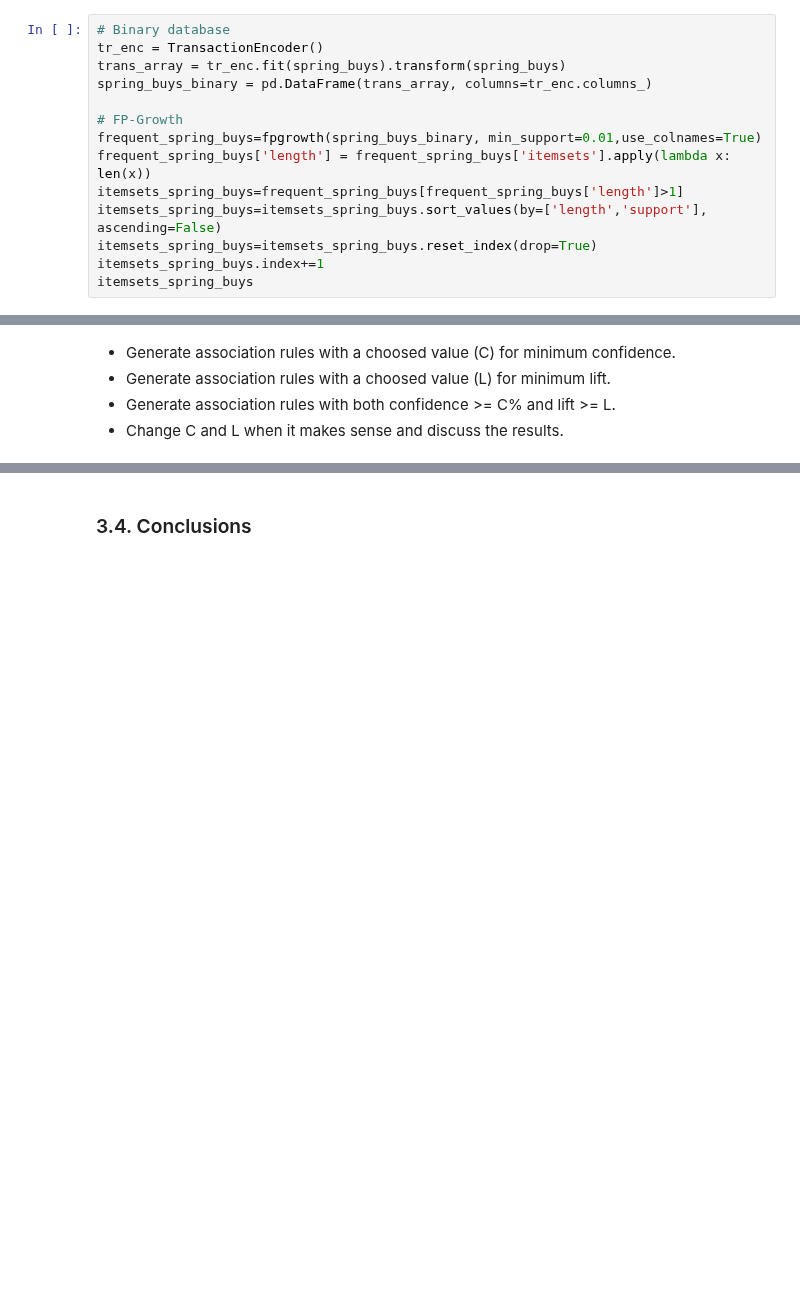
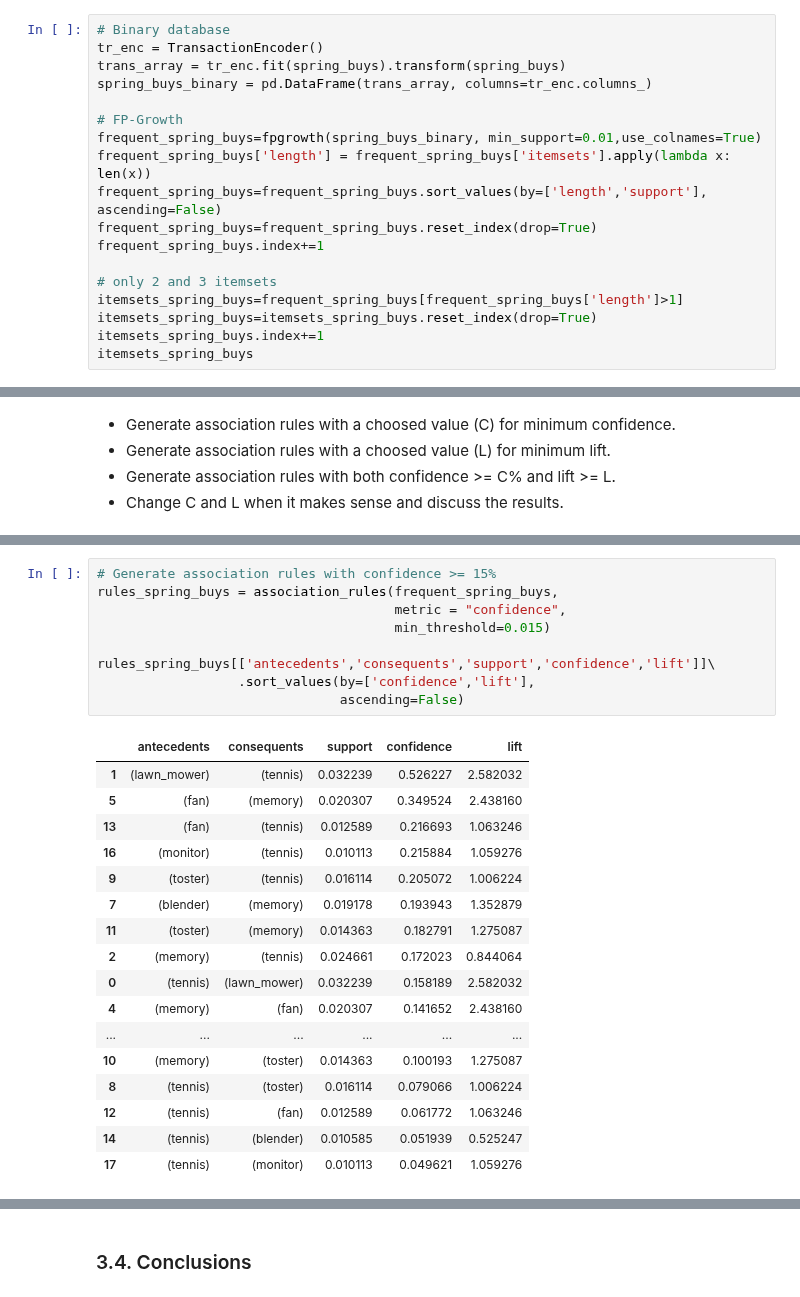
Before and after one commit to flpsantos3/PD_01, a Jupyter notebook: PD_202021_P1.ipynb, the cells around one changed output, grey strips where cells are left out. Cells and saved outputs as stored; diff of their text form; blank space fills up the shorter version.

```diff
--- a/PD_202021_P1.ipynb
+++ b/PD_202021_P1.ipynb
@@ -730,8 +734,12 @@ spring_buys_binary = pd.DataFrame(trans_array, columns=tr_enc.columns_)
 # FP-Growth
 frequent_spring_buys=fpgrowth(spring_buys_binary, min_support=0.01,use_colnames=True)
 frequent_spring_buys['length'] = frequent_spring_buys['itemsets'].apply(lambda x: len(x))
+frequent_spring_buys=frequent_spring_buys.sort_values(by=['length','support'], ascending=False)
+frequent_spring_buys=frequent_spring_buys.reset_index(drop=True)
+frequent_spring_buys.index+=1
+
+# only 2 and 3 itemsets
 itemsets_spring_buys=frequent_spring_buys[frequent_spring_buys['length']>1]
-itemsets_spring_buys=itemsets_spring_buys.sort_values(by=['length','support'], ascending=False)
 itemsets_spring_buys=itemsets_spring_buys.reset_index(drop=True)
 itemsets_spring_buys.index+=1
 itemsets_spring_buys
@@ -809,0 +853,27 @@ itemsets_spring_clicks
+# %%
+# Generate association rules with confidence >= 15%
+rules_spring_buys = association_rules(frequent_spring_buys,
+                                      metric = "confidence",
+                                      min_threshold=0.015)
+
+rules_spring_buys[['antecedents','consequents','support','confidence','lift']]\
+                  .sort_values(by=['confidence','lift'],
+                               ascending=False)
+# %% [output]
+|  | antecedents | consequents | support | confidence | lift |
+| 1 | (lawn_mower) | (tennis) | 0.032239 | 0.526227 | 2.582032 |
+| 5 | (fan) | (memory) | 0.020307 | 0.349524 | 2.438160 |
+| 13 | (fan) | (tennis) | 0.012589 | 0.216693 | 1.063246 |
+| 16 | (monitor) | (tennis) | 0.010113 | 0.215884 | 1.059276 |
+| 9 | (toster) | (tennis) | 0.016114 | 0.205072 | 1.006224 |
+| 7 | (blender) | (memory) | 0.019178 | 0.193943 | 1.352879 |
+| 11 | (toster) | (memory) | 0.014363 | 0.182791 | 1.275087 |
+| 2 | (memory) | (tennis) | 0.024661 | 0.172023 | 0.844064 |
+| 0 | (tennis) | (lawn_mower) | 0.032239 | 0.158189 | 2.582032 |
+| 4 | (memory) | (fan) | 0.020307 | 0.141652 | 2.438160 |
+| ... | ... | ... | ... | ... | ... |
+| 10 | (memory) | (toster) | 0.014363 | 0.100193 | 1.275087 |
+| 8 | (tennis) | (toster) | 0.016114 | 0.079066 | 1.006224 |
+| 12 | (tennis) | (fan) | 0.012589 | 0.061772 | 1.063246 |
+| 14 | (tennis) | (blender) | 0.010585 | 0.051939 | 0.525247 |
+| 17 | (tennis) | (monitor) | 0.010113 | 0.049621 | 1.059276 |
```
Also changed, not shown: parts of 7 cells of this notebook.
